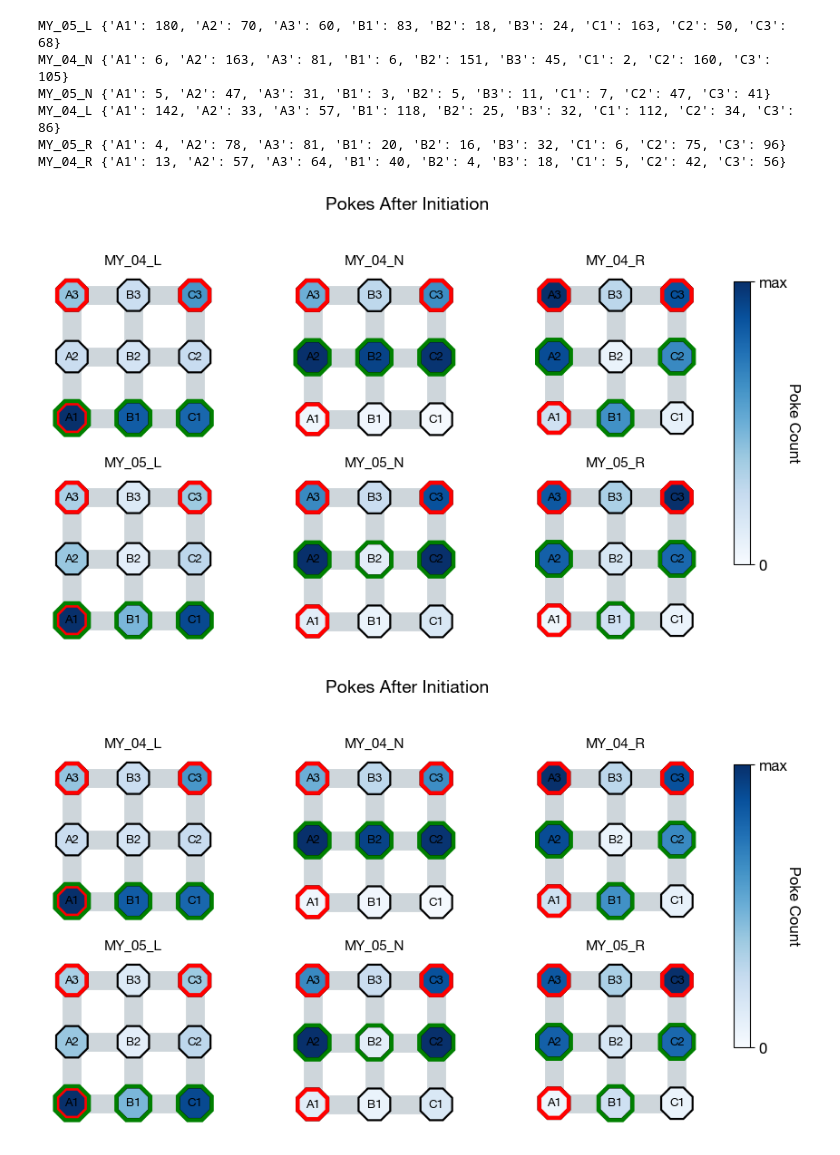
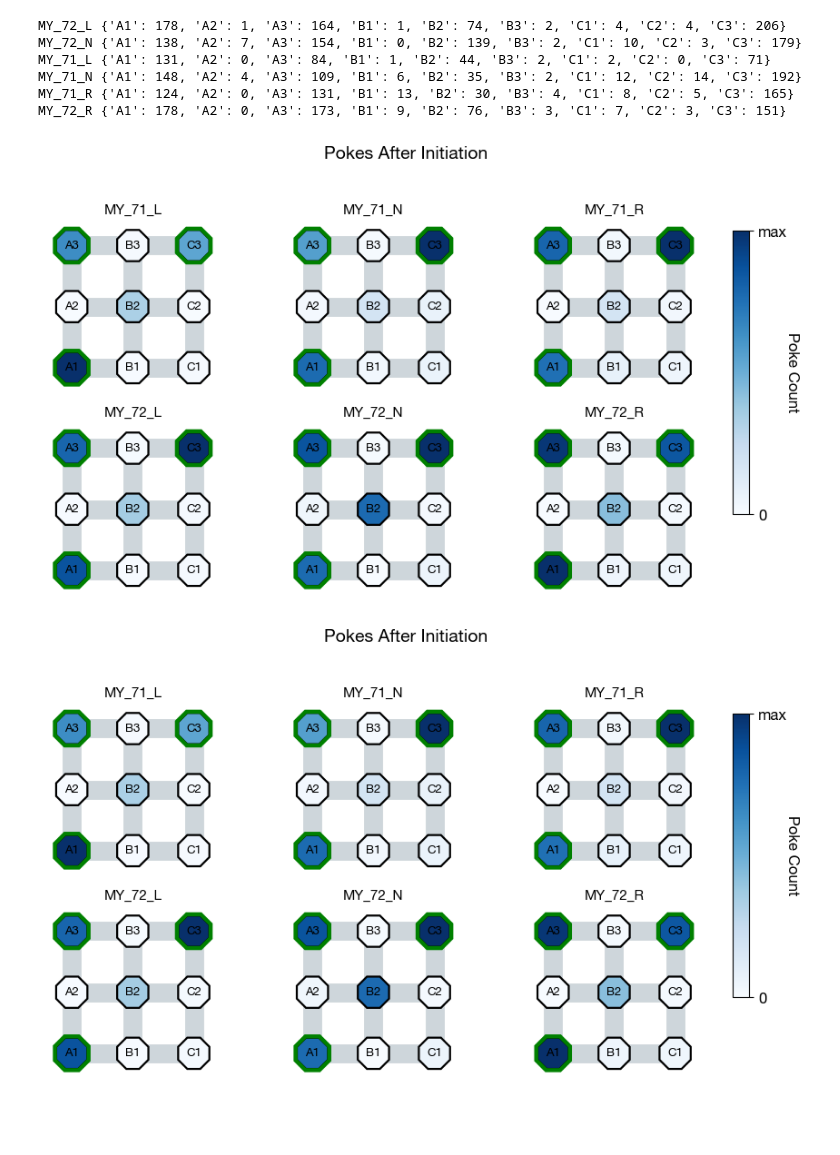
Before and after one commit to megyoung430/magnitude-bandit-analysis, a Jupyter notebook: scripts/fixing_old_analyses_problem2.ipynb, the cells around one changed output. Cells and saved outputs as stored; diff of their text form; code cells hidden in the pictures; blank space fills up the shorter version.

Commit message:
updated figures

```diff
--- a/scripts/fixing_old_analyses_problem2.ipynb
+++ b/scripts/fixing_old_analyses_problem2.ipynb
@@ -26,10 +26,11 @@ from src.behavior_visualization.plot_num_reversals import *
 from src.behavior_visualization.plot_first_leave_after_good_reversals import *
 from src.behavior_visualization.plot_choice_probs_around_good_reversals import *
 # %%
-cohort = "cohort-02"
-problem_number = 2
+cohort = "cohort-01"
+problem_number = 1
+task = "open-field"
 problem = f"problem-{problem_number:02d}"
-root = f"../data/{cohort}/{problem}/rawdata/"
+root = f"../data/{task}/{cohort}/{problem}/rawdata/"
 subjects_data = import_data(root)
 subjects_trials = extract_trials(subjects_data)
 # %% [output]
@@ -891,42 +922,51 @@ for subject, sessions in subjects_trials.items():
             )
             for arm, n in counter.items():
                 subj_total[arm] += int(n)
 
         except KeyError as e:
             print(f"Missing key {e} for {subject} {session}")
         except Exception as e:
             print(f"Error for {subject} {session}: {e}")
 
     per_subject[subject] = dict(subj_total)
     print(subject, dict(subj_total))
 
 choice_wells_per_mouse = {
     "MY_04_N": ["A2", "B2", "C2"],
     "MY_05_N": ["A2", "B2", "C2"],
     "MY_04_L": ["A1", "B1", "C1"],
     "MY_05_L": ["A1", "B1", "C1"],
     "MY_04_R": ["A2", "B1", "C2"],
     "MY_05_R": ["A2", "B1", "C2"],
 }
 
+choice_wells_per_mouse = {
+    "MY_71_N": ["A1", "A3", "C3"],
+    "MY_72_N": ["A1", "A3", "C3"],
+    "MY_71_L": ["A1", "A3", "C3"],
+    "MY_72_L": ["A1", "A3", "C3"],
+    "MY_71_R": ["A1", "A3", "C3"],
+    "MY_72_R": ["A1", "A3", "C3"],
+}
+
 plot_maze_heatmaps_per_mouse(
     per_subject,
     title="Pokes After Initiation",
     choice_wells_by_mouse=choice_wells_per_mouse,
-    choice_wells_red=["A1", "A3", "C3"],        # optional green outlines
+    # choice_wells_red=["A1", "A3", "C3"],        # optional green outlines
     cmap="Blues",
     show_counts=False,
     save_path=None,                         # or Path(".../maze_heatmap")
 )
 # %% [output]
-MY_05_L {'A1': 180, 'A2': 70, 'A3': 60, 'B1': 83, 'B2': 18, 'B3': 24, 'C1': 163, 'C2': 50, 'C3': 68}
-MY_04_N {'A1': 6, 'A2': 163, 'A3': 81, 'B1': 6, 'B2': 151, 'B3': 45, 'C1': 2, 'C2': 160, 'C3': 105}
-MY_05_N {'A1': 5, 'A2': 47, 'A3': 31, 'B1': 3, 'B2': 5, 'B3': 11, 'C1': 7, 'C2': 47, 'C3': 41}
-MY_04_L {'A1': 142, 'A2': 33, 'A3': 57, 'B1': 118, 'B2': 25, 'B3': 32, 'C1': 112, 'C2': 34, 'C3': 86}
-MY_05_R {'A1': 4, 'A2': 78, 'A3': 81, 'B1': 20, 'B2': 16, 'B3': 32, 'C1': 6, 'C2': 75, 'C3': 96}
-MY_04_R {'A1': 13, 'A2': 57, 'A3': 64, 'B1': 40, 'B2': 4, 'B3': 18, 'C1': 5, 'C2': 42, 'C3': 56}
+MY_72_L {'A1': 178, 'A2': 1, 'A3': 164, 'B1': 1, 'B2': 74, 'B3': 2, 'C1': 4, 'C2': 4, 'C3': 206}
+MY_72_N {'A1': 138, 'A2': 7, 'A3': 154, 'B1': 0, 'B2': 139, 'B3': 2, 'C1': 10, 'C2': 3, 'C3': 179}
+MY_71_L {'A1': 131, 'A2': 0, 'A3': 84, 'B1': 1, 'B2': 44, 'B3': 2, 'C1': 2, 'C2': 0, 'C3': 71}
+MY_71_N {'A1': 148, 'A2': 4, 'A3': 109, 'B1': 6, 'B2': 35, 'B3': 2, 'C1': 12, 'C2': 14, 'C3': 192}
+MY_71_R {'A1': 124, 'A2': 0, 'A3': 131, 'B1': 13, 'B2': 30, 'B3': 4, 'C1': 8, 'C2': 5, 'C3': 165}
+MY_72_R {'A1': 178, 'A2': 0, 'A3': 173, 'B1': 9, 'B2': 76, 'B3': 3, 'C1': 7, 'C2': 3, 'C3': 151}
-[figure, old version]
+[figure, new version]
-[figure, old version]
+[figure, new version]
 # %%
 import numpy as np
 import matplotlib.pyplot as plt
```
Also changed, not shown: parts of 4 cells of this notebook, 9 other files.
